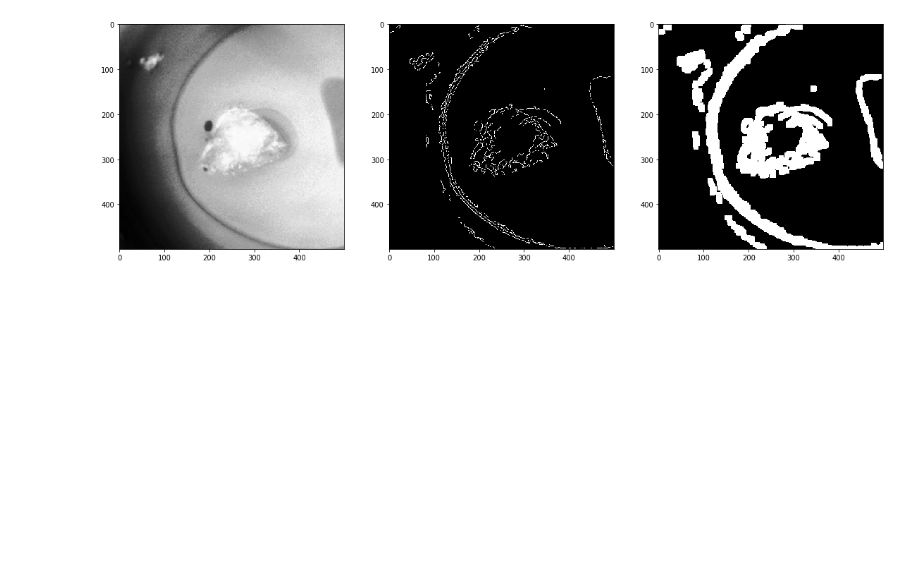
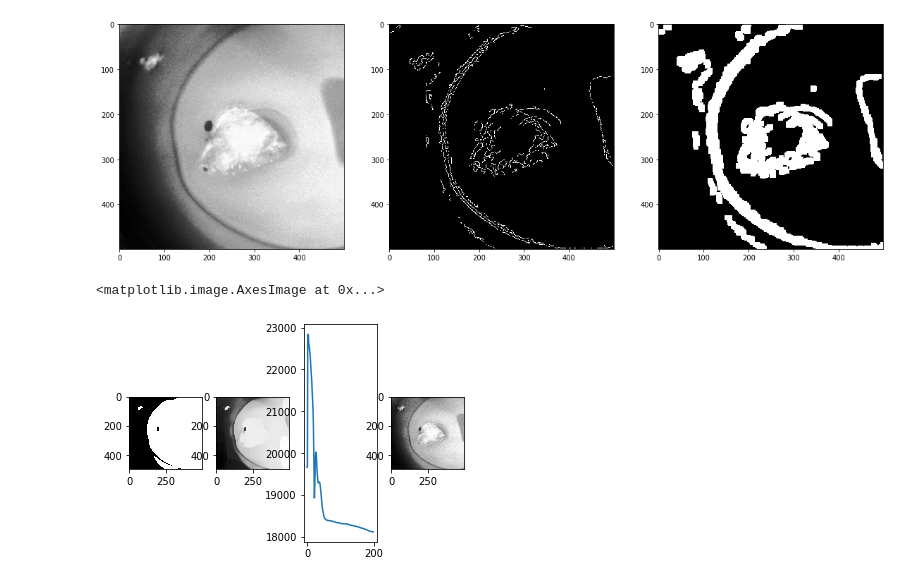
Before and after one commit to Kfor/APMCM, a Jupyter notebook: preprocess.ipynb, the cells around one changed output. Drawn from its saved outputs; the diff is of its cells as text; code cells hidden in the pictures; blank space fills up the shorter version.

```diff
--- a/preprocess.ipynb
+++ b/preprocess.ipynb
@@ -271,3 +273,22 @@ plt.imshow(tmp,cmap=plt.cm.gray)
 # %% [output]
 <matplotlib.image.AxesImage at 0x...>
 [figure]
+# %%
+imageTest = img_as_float(imageTest)
+
+# tmp = np.ndarray(shape=np.shape(imageTest))
+# tmp[imageTest] = 255
+
+cv = chan_vese(imageTest, mu=0.25, lambda1=1, lambda2=1, tol=1e-3, max_iter=200,
+               dt=0.5, init_level_set="checkerboard", extended_output=True)
+plt.subplot(1,4,1)
+plt.imshow(cv[0],cmap=plt.cm.gray)
+plt.subplot(1,4,2)
+plt.imshow(cv[1],cmap=plt.cm.gray)
+plt.subplot(1,4,3)
+plt.plot(cv[2])
+plt.subplot(1,4,4)
+plt.imshow(imageTest,cmap=plt.cm.gray)
+# %% [output]
+<matplotlib.image.AxesImage at 0x...>
+[figure, added]
```
Also changed, not shown: parts of 6 cells of this notebook.
